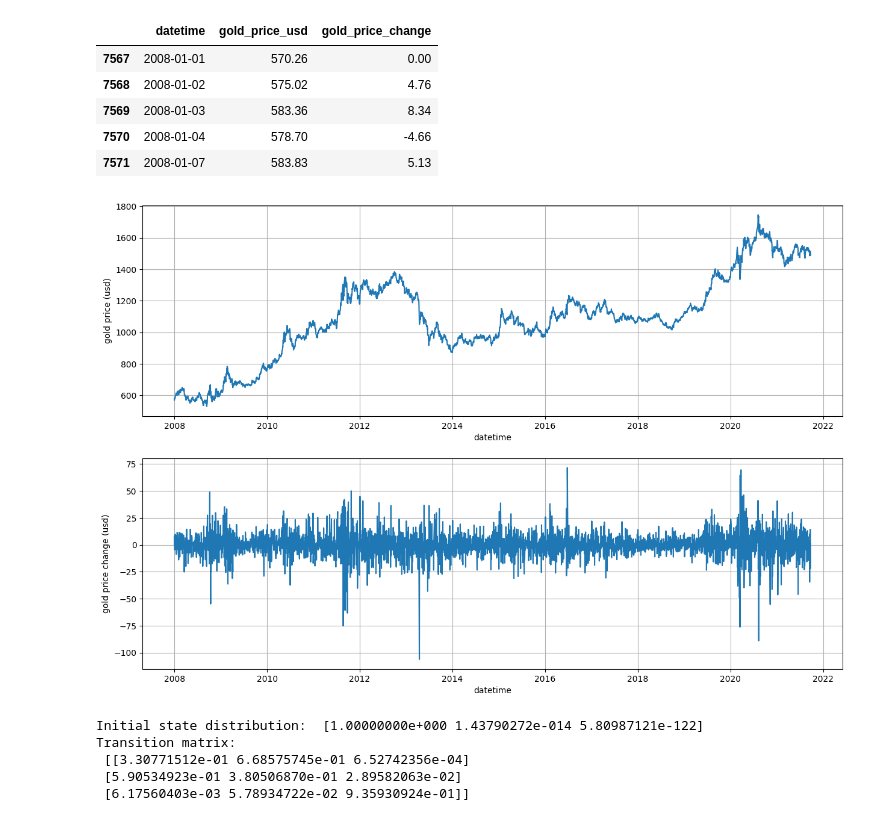
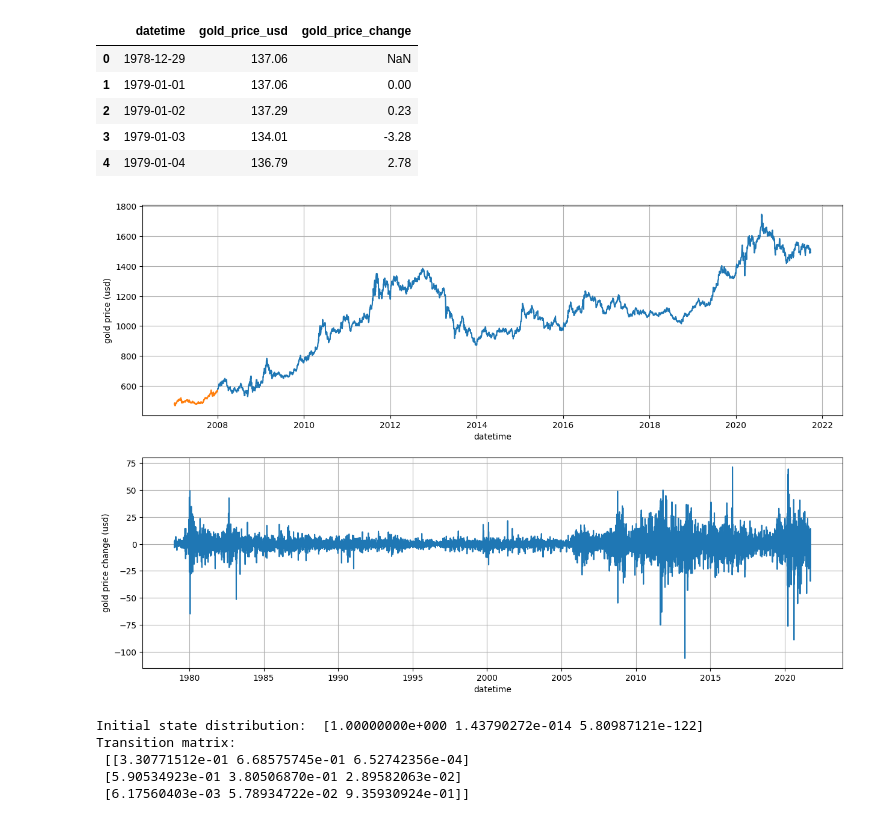
Before and after one commit to daniallegue/hidden-markov-model, a Jupyter notebook: goldVolatilityAnalysis.ipynb, the cells around one changed output. Drawn from its saved outputs; the diff is of its cells as text; code cells hidden in the pictures.

Commit message:
Predicted states on unseen data

```diff
--- a/goldVolatilityAnalysis.ipynb
+++ b/goldVolatilityAnalysis.ipynb
@@ -15,30 +15,35 @@ data["datetime"] = pd.to_datetime(data["datetime"])
 data["gold_price_change"] = data["gold_price_usd"].diff()
 
 # Restrict the data to later than 2008 Jan 01.
-data = data[data["datetime"] >= pd.to_datetime("2008-01-01")]
+train_data = data[data["datetime"] >= pd.to_datetime("2008-01-01")]
+
+#Use test date between 2007 and 2008
+test_data = data[data["datetime"] >= pd.to_datetime("2007-01-01")]
+test_data = test_data[test_data["datetime"] <= pd.to_datetime("2008-01-01")]
 data.head()
 # %% [output]
 |  | datetime | gold_price_usd | gold_price_change |
-| 7567 | 2008-01-01 | 570.26 | 0.00 |
-| 7568 | 2008-01-02 | 575.02 | 4.76 |
-| 7569 | 2008-01-03 | 583.36 | 8.34 |
-| 7570 | 2008-01-04 | 578.70 | -4.66 |
-| 7571 | 2008-01-07 | 583.83 | 5.13 |
+| 0 | 1978-12-29 | 137.06 | NaN |
+| 1 | 1979-01-01 | 137.06 | 0.00 |
+| 2 | 1979-01-02 | 137.29 | 0.23 |
+| 3 | 1979-01-03 | 134.01 | -3.28 |
+| 4 | 1979-01-04 | 136.79 | 2.78 |
 # %%
 # Plot the daily gold prices as well as the daily change.
 plt.figure(figsize = (15, 10))
 plt.subplot(2,1,1)
-plt.plot(data["datetime"], data["gold_price_usd"])
+plt.plot(train_data["datetime"], train_data["gold_price_usd"])
+plt.plot(test_data["datetime"], test_data["gold_price_usd"])
 plt.xlabel("datetime")
 plt.ylabel("gold price (usd)")
 plt.grid(True)
 plt.subplot(2,1,2)
 plt.plot(data["datetime"], data["gold_price_change"])
 plt.xlabel("datetime")
 plt.ylabel("gold price change (usd)")
 plt.grid(True)
 plt.show()
 # %% [output]
-[figure, old version]
+[figure, new version]
 # %%
 # Observations are
```
Also changed, not shown: parts of 4 cells of this notebook.
